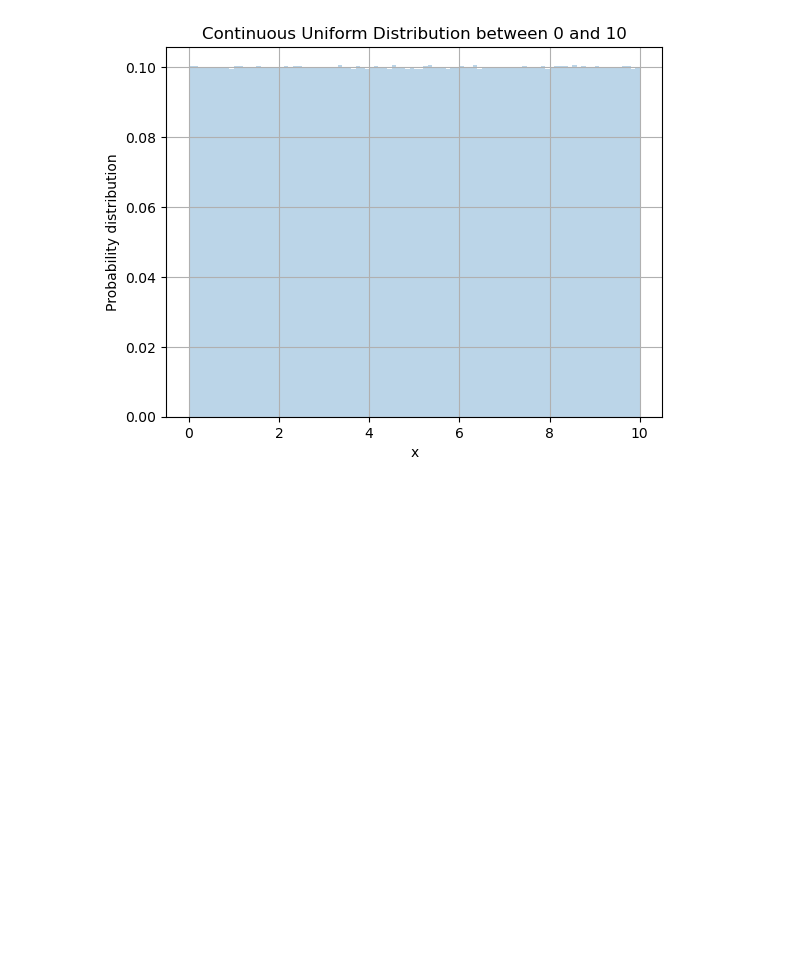
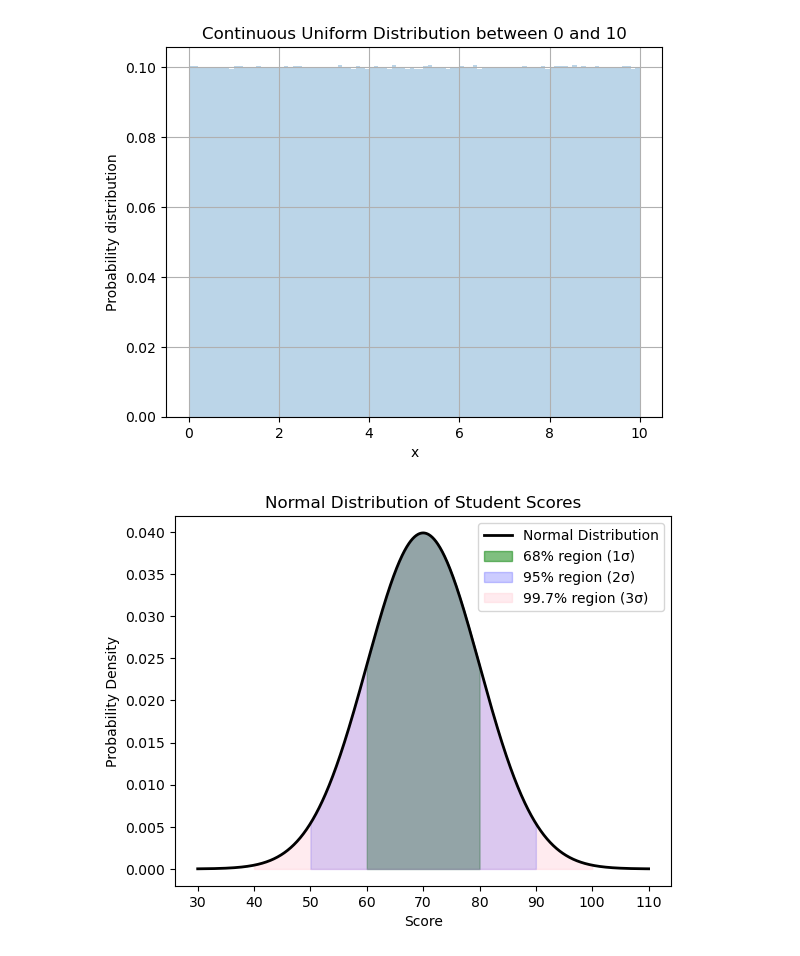
Before and after one commit to Shifa4532/data-science-notebooks, a Jupyter notebook: 08_mathforai/probability.ipynb, the cells around one changed output. Saved outputs shown, nothing was run; the diff lists cells and outputs as text; code cells hidden in the pictures; blank space fills up the shorter version.

Commit message:
normal distribution

```diff
--- a/08_mathforai/probability.ipynb
+++ b/08_mathforai/probability.ipynb
@@ -27,3 +27,40 @@ plt.grid(True)
 plt.show()
 # %% [output]
 [figure]
+# %%
+# Normal Distribution
+from scipy.stats import norm
+
+# parameters
+mu = 70    # mean
+sigma = 10 # standard deviation
+
+# x-axis values
+x = np.linspace(30, 110, 1000)
+
+# normal pdf
+y = norm.pdf(x, mu, sigma)
+
+# bell curve
+plt.plot(x, y, color="black", linewidth=2, label="Normal Distribution")
+
+# shade 68% region (μ +- σ)
+x1 = np.linspace(mu - sigma, mu + sigma, 1000)
+plt.fill_between(x1, norm.pdf(x1, mu, sigma), color="green", alpha=0.5, label="68% region (1σ)")
+
+# shade 95% region (μ +- 2σ)
+x2 = np.linspace(mu - 2*sigma, mu + 2*sigma, 1000)
+plt.fill_between(x2, norm.pdf(x2, mu, sigma), color="blue", alpha=0.2, label="95% region (2σ)")
+
+# shade 95% region (μ +- 3σ)
+x3 = np.linspace(mu - 3*sigma, mu + 3*sigma, 1000)
+plt.fill_between(x3, norm.pdf(x3, mu, sigma), color="pink", alpha=0.3, label="99.7% region (3σ)")
+
+
+plt.title("Normal Distribution of Student Scores")
+plt.xlabel("Score")
+plt.ylabel("Probability Density")
+plt.legend()
+plt.show()
+# %% [output]
+[figure, added]
```
